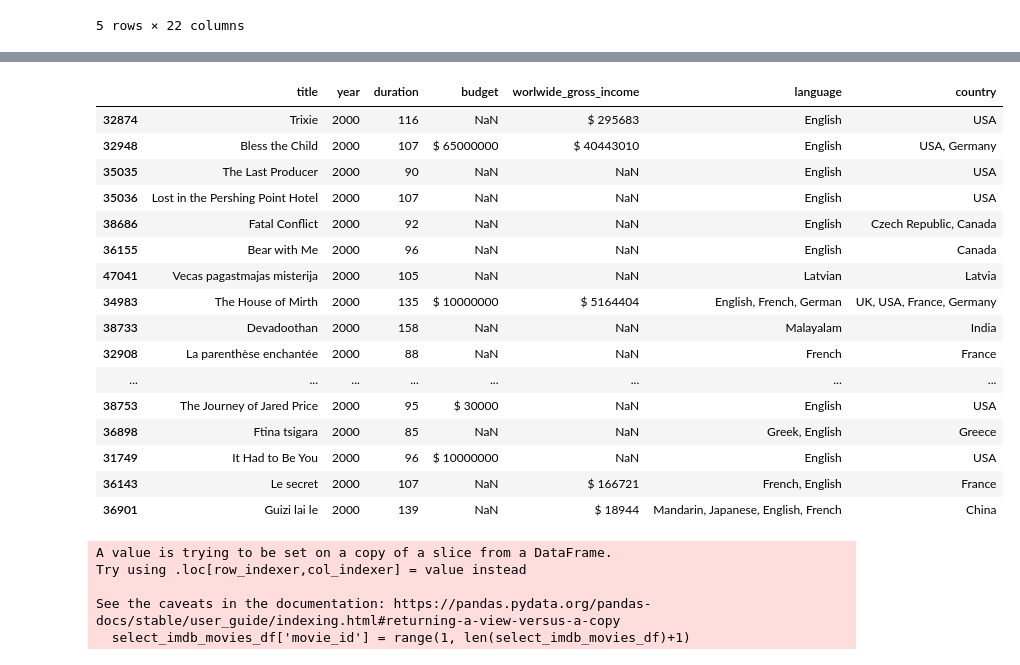
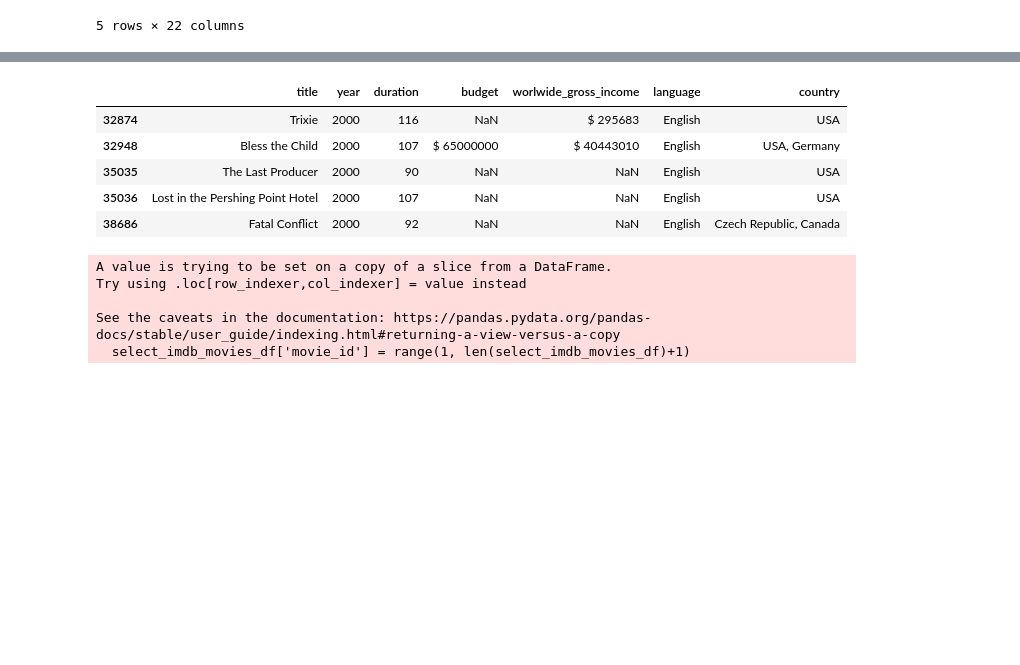
Before and after one commit to eriklockwood/team1_etl_project, a Jupyter notebook: etl_country_language_rating.ipynb, the cells around one changed output, grey strips where cells are left out. Saved outputs shown, nothing was run; the diff lists cells and outputs as text; code cells hidden in the pictures; blank space fills up the shorter version.

```diff
--- a/country_language_rating.ipynb
+++ b/etl_country_language_rating.ipynb
@@ -33,25 +33,14 @@ movies_filtered.tail()
 # %%
 #filtering desirable columns
 select_imdb_movies_df = movies_filtered[['title', 'year', 'duration', 'budget', 'worlwide_gross_income','language','country']]
-select_imdb_movies_df.head(50)
+select_imdb_movies_df.head()
 # %% [output]
 |  | title | year | duration | budget | worlwide_gross_income | language | country |
 | 32874 | Trixie | 2000 | 116 | NaN | $ 295683 | English | USA |
 | 32948 | Bless the Child | 2000 | 107 | $ 65000000 | $ 40443010 | English | USA, Germany |
 | 35035 | The Last Producer | 2000 | 90 | NaN | NaN | English | USA |
 | 35036 | Lost in the Pershing Point Hotel | 2000 | 107 | NaN | NaN | English | USA |
 | 38686 | Fatal Conflict | 2000 | 92 | NaN | NaN | English | Czech Republic, Canada |
-| 36155 | Bear with Me | 2000 | 96 | NaN | NaN | English | Canada |
-| 47041 | Vecas pagastmajas misterija | 2000 | 105 | NaN | NaN | Latvian | Latvia |
-| 34983 | The House of Mirth | 2000 | 135 | $ 10000000 | $ 5164404 | English, French, German | UK, USA, France, Germany |
-| 38733 | Devadoothan | 2000 | 158 | NaN | NaN | Malayalam | India |
-| 32908 | La parenthèse enchantée | 2000 | 88 | NaN | NaN | French | France |
-| ... | ... | ... | ... | ... | ... | ... | ... |
-| 38753 | The Journey of Jared Price | 2000 | 95 | $ 30000 | NaN | English | USA |
-| 36898 | Ftina tsigara | 2000 | 85 | NaN | NaN | Greek, English | Greece |
-| 31749 | It Had to Be You | 2000 | 96 | $ 10000000 | NaN | English | USA |
-| 36143 | Le secret | 2000 | 107 | NaN | $ 166721 | French, English | France |
-| 36901 | Guizi lai le | 2000 | 139 | NaN | $ 18944 | Mandarin, Japanese, English, French | China |
 # %%
 #create movie_id primary key
 select_imdb_movies_df['movie_id'] = range(1, len(select_imdb_movies_df)+1)
```
Also changed, not shown: parts of 6 cells of this notebook, 1 other file.
